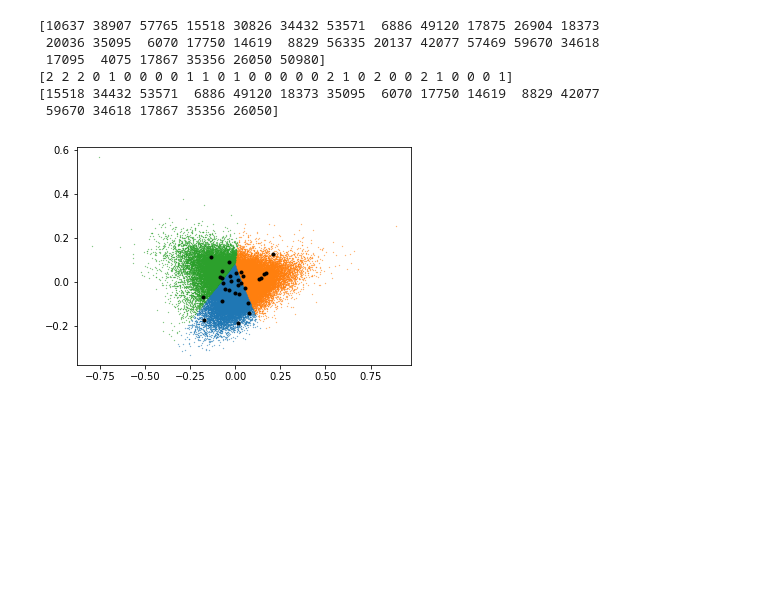
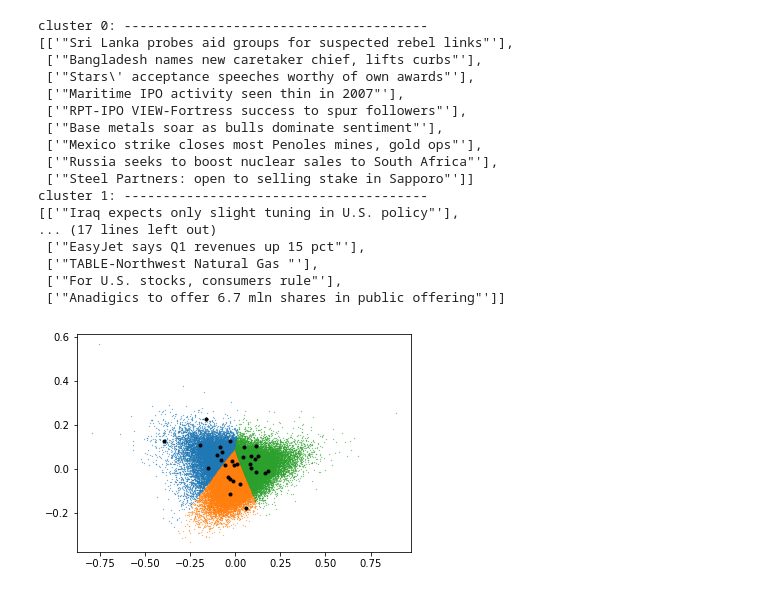
Before and after one commit to genkamita-gmo/Reuters-news, a Jupyter notebook: clustering.ipynb, the cells around one changed output. Cells and saved outputs as stored; diff of their text form; code cells hidden in the pictures; blank space fills up the shorter version.

Commit message:
work in progress. Clustering and printing of randomly picked news sees to work now. 	modified:   clustering.ipynb

```diff
--- a/clustering.ipynb
+++ b/clustering.ipynb
@@ -3,48 +3,74 @@ import numpy as np
 import matplotlib.pyplot as plt
 from sklearn.cluster import KMeans
 from sklearn.decomposition import PCA
+import pprint as pp
 
 def corpusNumLines():
     num_lines_in_corpus = !wc -l $corpus_train_file | sed "s/$corpus_train_file//g;"
     num_lines_in_corpus = int(num_lines_in_corpus.s)
     return num_lines_in_corpus
 
 #  parameters
 docvec_file = "docvec60000"
+docvec = np.load(docvec_file)
 corpus_train_file = "split60000aa"
-data = np.load(docvec_file)
-corpus = open(corpus_train_file,"r")
 num_cluster = 3
 num_lines_in_corpus = corpusNumLines()
+num_randpick = 30
 
-reduced_data = PCA(n_components=2).fit_transform(data)
+reduced_data = PCA(n_components=2).fit_transform(docvec)
 kmeans = KMeans(init='k-means++', n_clusters= num_cluster, n_init=20)
 fit_reduced_data = kmeans.fit(reduced_data)
 
 #print("----- Labels -----")
 #print(fit_reduced_data.labels_)
 
-news_index_randpick = np.random.randint(0,num_lines_in_corpus-1,30)
-news_randpick_label= fit_reduced_data.labels_[news_index_randpick]
+news_randpick_index = np.random.randint(0,num_lines_in_corpus-1,num_randpick)
+news_randpick_label = fit_reduced_data.labels_[news_randpick_index]
+# sort them according to label
+news_randpick_label, news_randpick_index = (list(t) for t in zip(*sorted(zip(news_randpick_label, news_randpick_index))))
 
+news_randpick_title = []
+for num in news_randpick_index:
+    title = !sed -n "$num"p $corpus_train_file
+    news_randpick_title.append(title)
+
+"""
+for num in range(num_cluster):
+    news_cluster = news_randpick_index[news_randpick_label==num]
+    news_cluster
+"""
 
 for num in range(num_cluster):
-    news_cluster = news_index_randpick[news_label==num]
-    news_cluster
+    print("cluster " + str(num) + ": ---------------------------------------")
+    count = sum(i == num for i in news_randpick_label)
+    pp.pprint(news_randpick_title[0:count])
+    news_randpick_title = news_randpick_title[count:]
 
 for num in range(num_cluster):
     condition = fit_reduced_data.labels_ == num
     filtered_reduced_data_x = reduced_data[condition,0]
     filtered_reduced_data_y = reduced_data[condition,1]
     plt.plot(filtered_reduced_data_x, filtered_reduced_data_y, '.', markersize=0.5)
 
-plt.plot(reduced_data[news_index_randpick, 0], reduced_data[news_index_randpick, 1], 'k.')
+plt.plot(reduced_data[news_randpick_index, 0], reduced_data[news_randpick_index, 1], 'k.')
 plt.show()
 # %% [output]
-[10637 38907 57765 15518 30826 34432 53571  6886 49120 17875 26904 18373
- 20036 35095  6070 17750 14619  8829 56335 20137 42077 57469 59670 34618
- 17095  4075 17867 35356 26050 50980]
-[2 2 2 0 1 0 0 0 0 1 1 0 1 0 0 0 0 0 2 1 0 2 0 0 2 1 0 0 0 1]
-[15518 34432 53571  6886 49120 18373 35095  6070 17750 14619  8829 42077
- 59670 34618 17867 35356 26050]
+cluster 0: ---------------------------------------
+[['"Sri Lanka probes aid groups for suspected rebel links"'],
+ ['"Bangladesh names new caretaker chief, lifts curbs"'],
+ ['"Stars\' acceptance speeches worthy of own awards"'],
+ ['"Maritime IPO activity seen thin in 2007"'],
+ ['"RPT-IPO VIEW-Fortress success to spur followers"'],
+ ['"Base metals soar as bulls dominate sentiment"'],
+ ['"Mexico strike closes most Penoles mines, gold ops"'],
+ ['"Russia seeks to boost nuclear sales to South Africa"'],
+ ['"Steel Partners: open to selling stake in Sapporo"']]
+cluster 1: ---------------------------------------
+[['"Iraq expects only slight tuning in U.S. policy"'],
+... (17 lines left out)
+ ['"EasyJet says Q1 revenues up 15 pct"'],
+ ['"TABLE-Northwest Natural Gas "'],
+ ['"For U.S. stocks, consumers rule"'],
+ ['"Anadigics to offer 6.7 mln shares in public offering"']]
-[figure, old version]
+[figure, new version]
```
